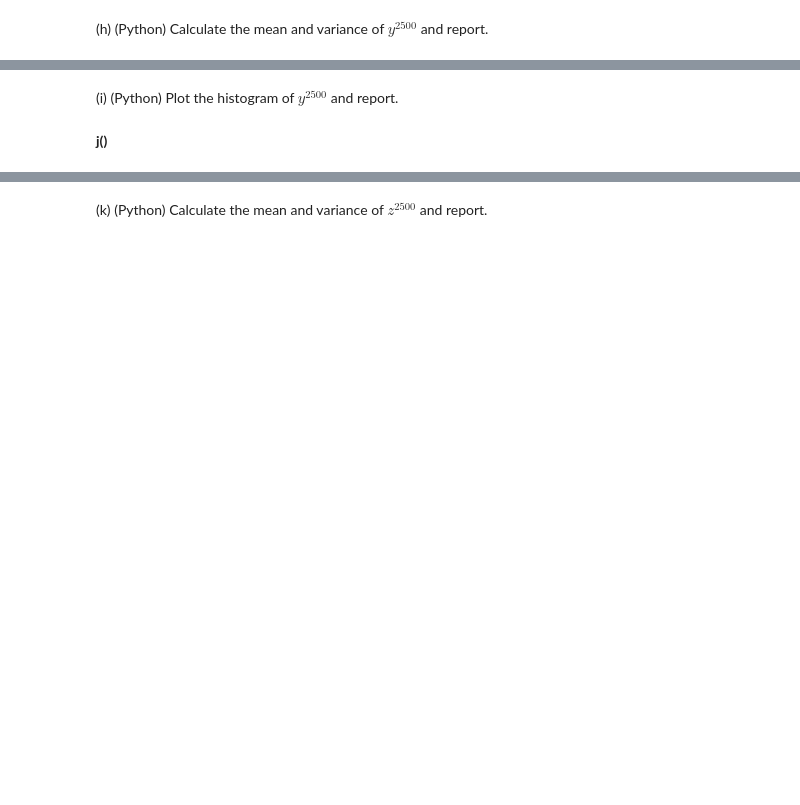
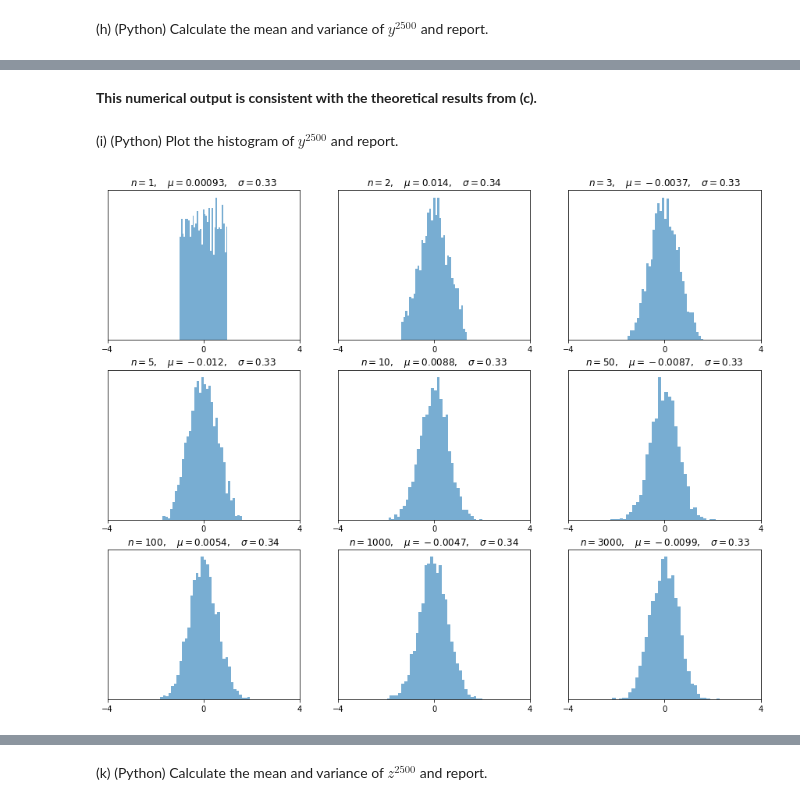
Before and after one commit to JMiao18/EIO, a Jupyter notebook: ProblemSet1.ipynb, the cells around one changed output, grey strips where cells are left out. Saved outputs shown, nothing was run; the diff lists cells and outputs as text; code cells hidden in the pictures; blank space fills up the shorter version.

```diff
--- a/ProblemSet1.ipynb
+++ b/ProblemSet1.ipynb
@@ -613,4 +818,24 @@ for now.
+# %% [markdown]
+**This numerical output is consistent with the theoretical results from (c).**
 # %% [markdown]
 (i) (Python) Plot the histogram of $y^{2500}$ and report.
-# %% [markdown]
-**j()**
+# %%
+num_rows, num_cols = 3, 3
+SizeList = [1, 2, 3, 5, 10, 50, 100, 1000, 3000]
+fig, axes = plt.subplots(num_rows, num_cols, figsize=(15, 12))
+for i in range(num_cols):
+    for j in range(num_rows):
+        index = i + 3 * j
+
+        X = np.random.uniform(low = 0.0, high = 2.0, size = SizeList[index])
+        y = [0] * 2500
+        for k in range(2500):
+            y[k] = (np.mean( np.random.uniform(low = 0.0, high = 2.0, size = SizeList[index]) ) - 1) * np.sqrt(SizeList[index])
+
+        axes[j,i].hist(y, alpha = 0.6, bins = 33)
+        t = f'$n = {SizeList[index]}, \quad \mu = {np.mean(y):.2}, \quad \sigma = {np.var(y):.2}$'
+        axes[j,i].set(title = t, xticks = [-4, 0, 4], yticks = [])
+
+plt.show()
+# %% [output]
+[figure, added]
```
Also changed, not shown: parts of 40 cells of this notebook.
